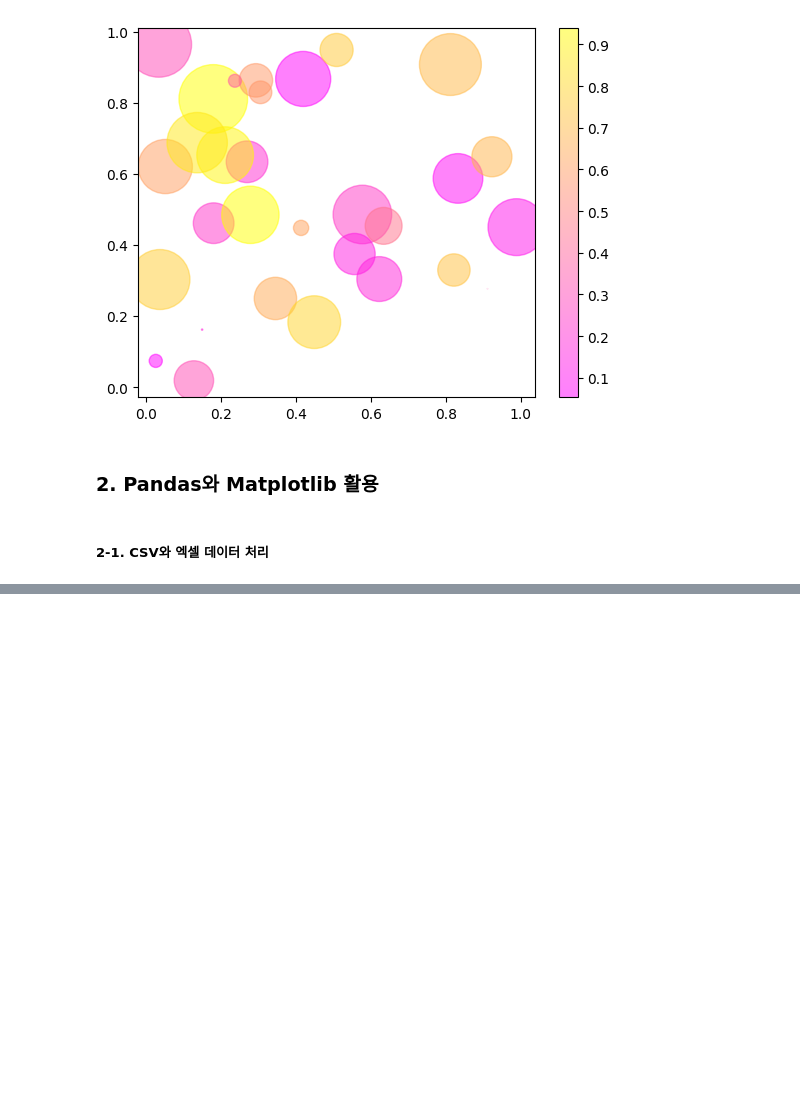
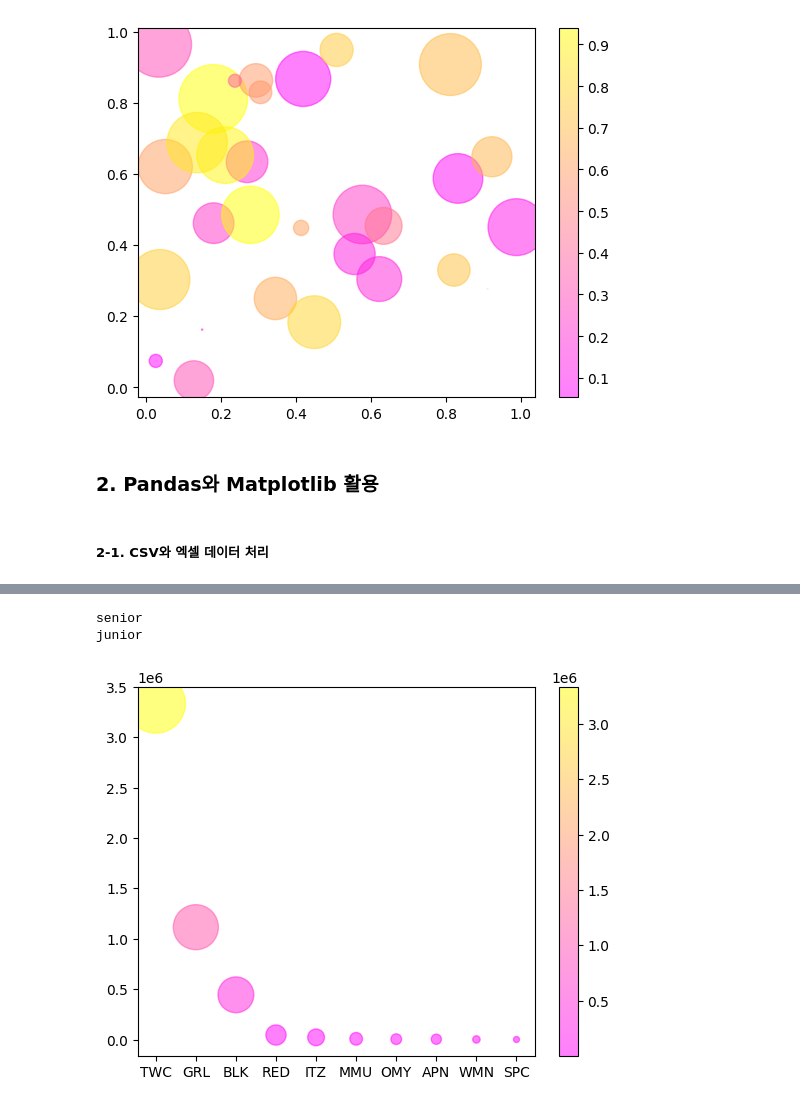
Before and after one commit to KimHyoJun99/LIKELION_AI, a Jupyter notebook: Data_TIL/Matplotlib/Matplotlib.ipynb, the cells around one changed output, grey strips where cells are left out. Saved outputs shown, nothing was run; the diff lists cells and outputs as text; code cells hidden in the pictures; blank space fills up the shorter version.

```diff
--- a/Data_TIL/Matplotlib/Matplotlib.ipynb
+++ b/Data_TIL/Matplotlib/Matplotlib.ipynb
@@ -102,0 +180,11 @@ plt.show()
+# %%
+# 모든 시트 읽어오기
+import pandas as pd
+import numpy as np
+import matplotlib.pyplot as plt
+
+inFilename = "C:\\Users\\jjjun_ii\\Documents\\GitHub\\LIKELION_AI\\Data_TIL\\Matplotlib\\data\\singer.xlsx"
+outFilename = "C:\\Users\\jjjun_ii\\Documents\\GitHub\\LIKELION_AI\\Data_TIL\\Matplotlib\\data\\singer_over6.xlsx"
+
+df = pd.read_excel(inFilename, sheet_name=None)  # 모든 시트 dict 형태로 가져옴
+df
@@ -102,0 +204,27 @@ plt.show()
+# %%
+# 유튜브 조회수로 정렬 후 산점도로 표현
+import pandas as pd
+import matplotlib.pyplot as plt
+
+inFilename = "C:\\Users\\jjjun_ii\\Documents\\GitHub\\LIKELION_AI\\Data_TIL\\Matplotlib\\data\\singer.xlsx"
+dataframes = pd.read_excel(inFilename, sheet_name=None)
+
+for df in dataframes:
+    print(df)
+df1 = dataframes["senior"]
+df2 = dataframes["junior"]
+df3 = pd.concat([df1, df2], ignore_index=True)
+df3 = df3.sort_values(by=["유튜브 조회수"], ascending=False)
+df3
+
+x_data = df3["아이디"]
+y_data = df3["유튜브 조회수"]
+sizeAry = np.sqrt(df3["유튜브 조회수"])
+
+plt.scatter(x_data, y_data, s=sizeAry, c=df3["유튜브 조회수"], alpha=0.5, cmap="spring")
+plt.colorbar()
+plt.show()
+# %% [output]
+senior
+junior
+[figure, added]
```
Also changed, not shown: parts of 4 cells of this notebook.
